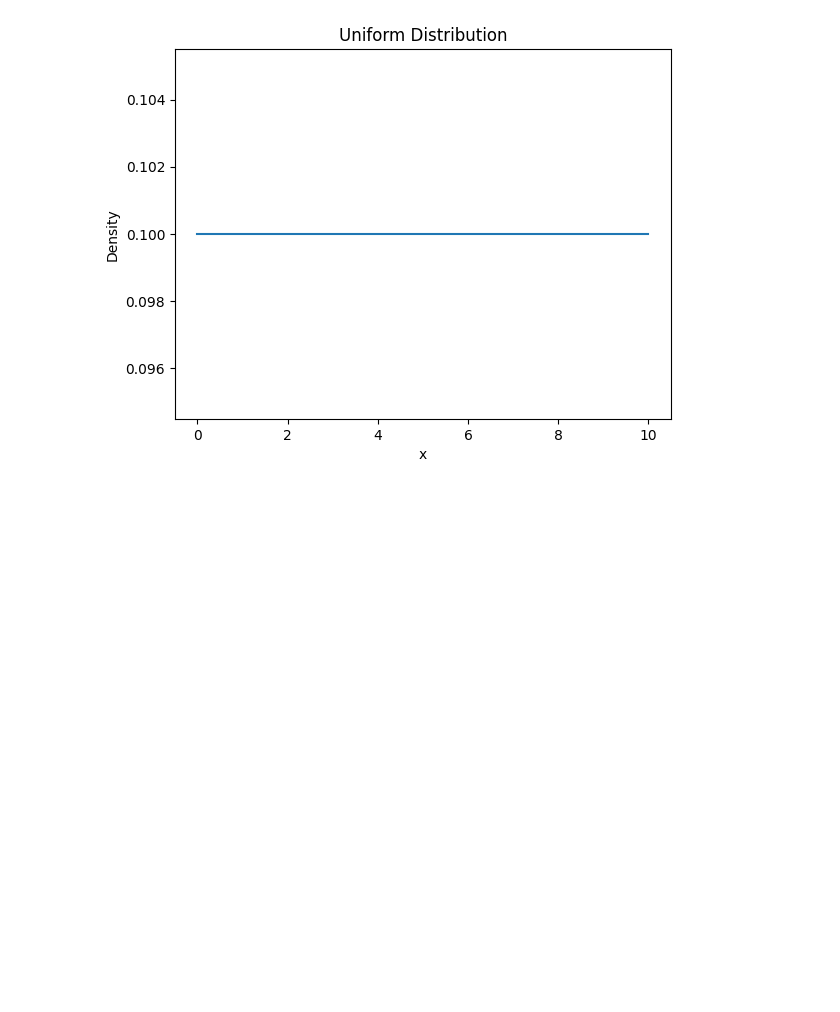
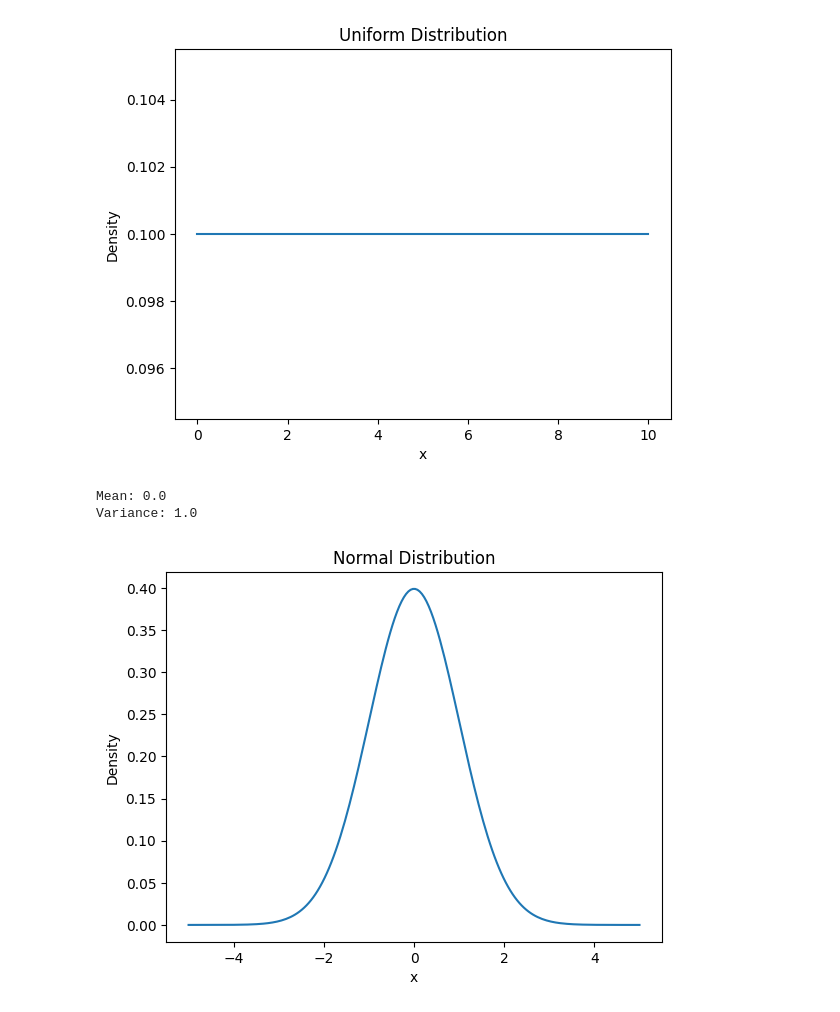
Before and after one commit to T-REX-C0DER/SciPy-Learning-Repository-, a Jupyter notebook: Scipy_Stats.ipynb, the cells around one changed output. Saved outputs shown, nothing was run; the diff lists cells and outputs as text; code cells hidden in the pictures; blank space fills up the shorter version.

Commit message:
normal dist

```diff
--- a/Scipy_Stats.ipynb
+++ b/Scipy_Stats.ipynb
@@ -137,3 +137,24 @@ plt.show()
 Mean: 5.0
 Variance: 8.333333333333332
 [figure]
+# %%
+# Normal Distribution
+
+mu = 0
+sigma = 1
+
+x = np.linspace(-5, 5, 200)
+pdf = stats.norm.pdf(x, mu, sigma)
+
+print("Mean:", stats.norm.mean(mu, sigma))
+print("Variance:", stats.norm.var(mu, sigma))
+
+plt.plot(x, pdf)
+plt.title("Normal Distribution")
+plt.xlabel("x")
+plt.ylabel("Density")
+plt.show()
+# %% [output]
+Mean: 0.0
+Variance: 1.0
+[figure, added]
```
